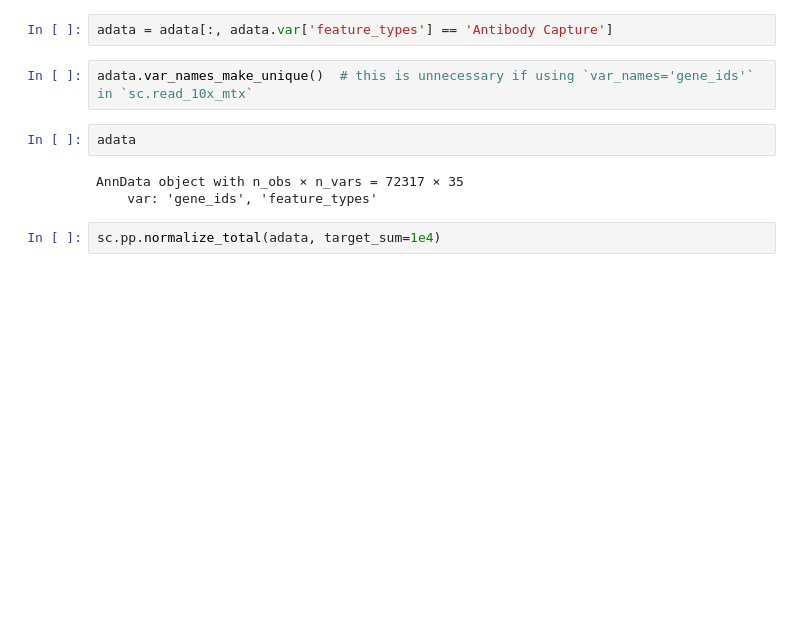
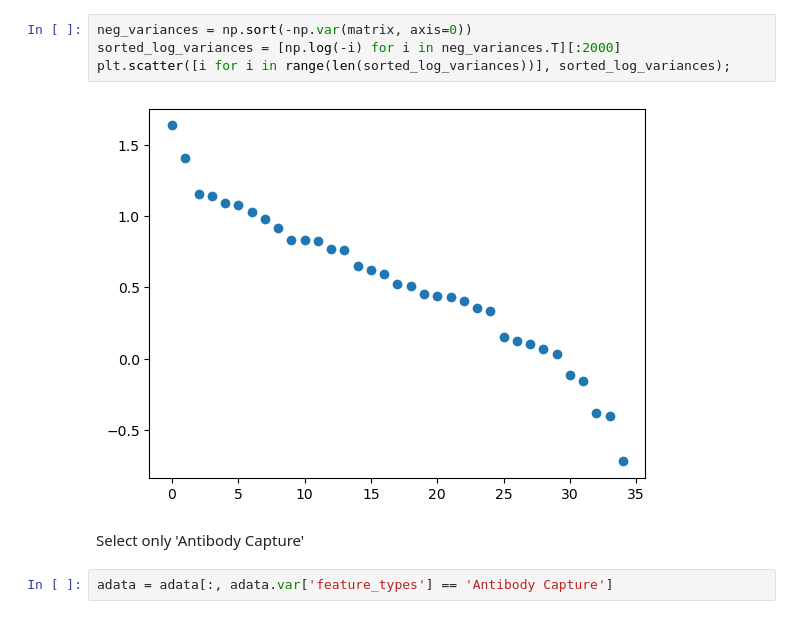
Before and after one commit to multi-omics-integration-for-MS/MS-GEO-Datasets, a Jupyter notebook: GSE239626/clustering.ipynb, the cells around one changed output. Drawn from its saved outputs; the diff is of its cells as text; blank space fills up the shorter version.

```diff
--- a/GSE239626/clustering.ipynb
+++ b/GSE239626/clustering.ipynb
@@ -13,11 +42,10 @@ adata = sc.read_10x_mtx(
+# %%
+neg_variances = np.sort(-np.var(matrix, axis=0))
+sorted_log_variances = [np.log(-i) for i in neg_variances.T][:2000]
+plt.scatter([i for i in range(len(sorted_log_variances))], sorted_log_variances);
+# %% [output]
+[figure, added]
+# %% [markdown]
+Select only 'Antibody Capture'
 # %%
 adata = adata[:, adata.var['feature_types'] == 'Antibody Capture']
-# %%
-adata.var_names_make_unique()  # this is unnecessary if using `var_names='gene_ids'` in `sc.read_10x_mtx`
-# %%
-adata
-# %% [output]
-AnnData object with n_obs × n_vars = 72317 × 35
-    var: 'gene_ids', 'feature_types'
-# %%
-sc.pp.normalize_total(adata, target_sum=1e4)
```
Also changed, not shown: parts of 36 cells of this notebook, 3 other files.
